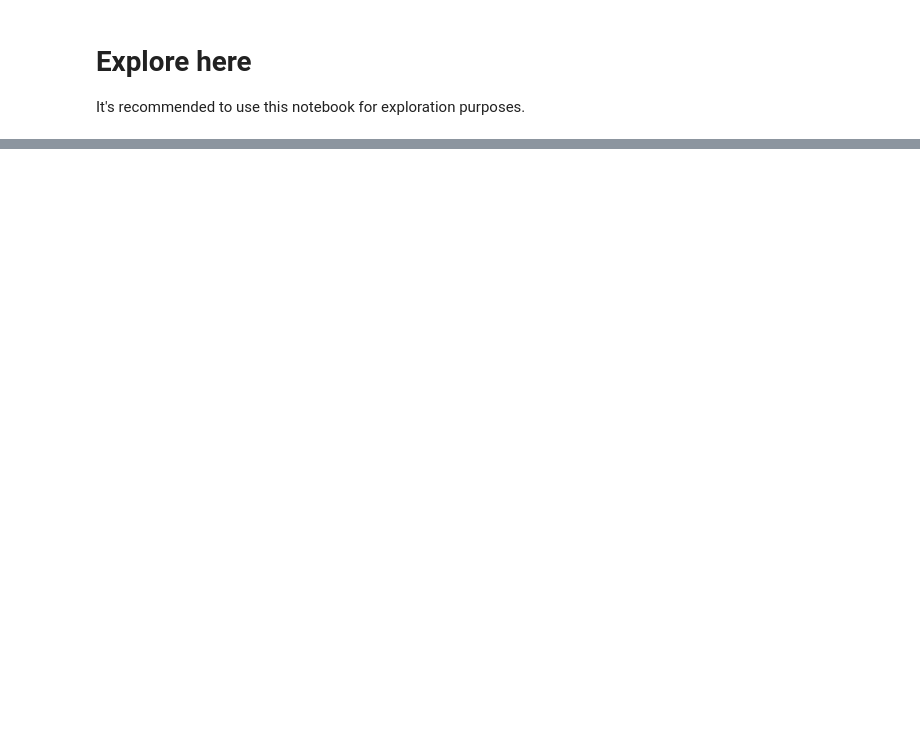
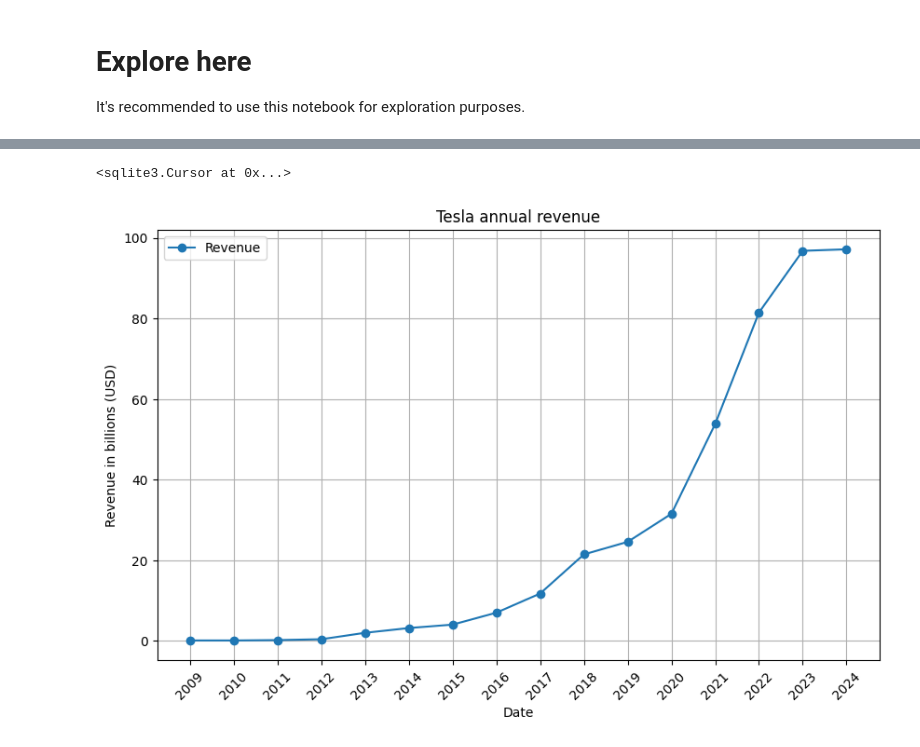
Before and after one commit to jllarose/web-scraping-project-tutorial, a Jupyter notebook: src/explore.ipynb, the cells around one changed output, grey strips where cells are left out. Drawn from its saved outputs; the diff is of its cells as text; code cells hidden in the pictures; blank space fills up the shorter version.

```diff
--- a/src/explore.ipynb
+++ b/src/explore.ipynb
@@ -20,0 +15,2 @@ ModuleNotFoundError: No module named 'requests'
+# %%
+url = "https://companies-market-cap-copy.vercel.app/index.html"
@@ -20,0 +64,14 @@ ModuleNotFoundError: No module named 'requests'
+# %%
+# Prepare data for the DataFrame
+data = []
+for row in rows[1:]:
+    columns = row.find_all('td')
+    date = columns[0].text.strip()
+    revenue = columns[1].text.strip()
+    data.append([date, revenue])
+
+# Create a Pandas DataFrame
+df = pd.DataFrame(data, columns=['Date', 'Revenue'])
+df = df.sort_values("Date")
+
+df.head()
@@ -20,0 +85,10 @@ ModuleNotFoundError: No module named 'requests'
+# %%
+def convert_to_float(value):
+    if 'B' in value:
+        edit_value = float(value.replace("B", "").replace("$", "").replace(",", ""))
+        return edit_value
+    else:
+        return float(value)
+# %%
+df['Revenue'] = df['Revenue'].apply(convert_to_float)
+df.head()
@@ -20,0 +102,12 @@ ModuleNotFoundError: No module named 'requests'
+# %%
+con = sqlite3.connect('tesla_revenue.db')
+cursor = con.cursor()
+
+cursor.execute('''
+               CREATE TABLE IF NOT EXISTS revenue (
+                Date TEXT,
+                Revenue REAL
+               )
+               ''')
+# %% [output]
+<sqlite3.Cursor at 0x...>
@@ -20,0 +118,16 @@ ModuleNotFoundError: No module named 'requests'
+# %%
+# Plot the data
+plt.figure(figsize=(10, 6))
+plt.plot(df["Date"], df["Revenue"], marker='o', label="Revenue")
+plt.title("Tesla annual revenue")
+plt.xlabel("Date")
+plt.ylabel("Revenue in billions (USD)")
+plt.xticks(rotation=45)
+plt.legend()
+plt.grid(True)
+
+# Save and display the chart
+plt.savefig("revenue_plot.png")
+plt.show()
+# %% [output]
+[figure, added]
```
Also changed, not shown: parts of 8 cells of this notebook, 3 other files.
